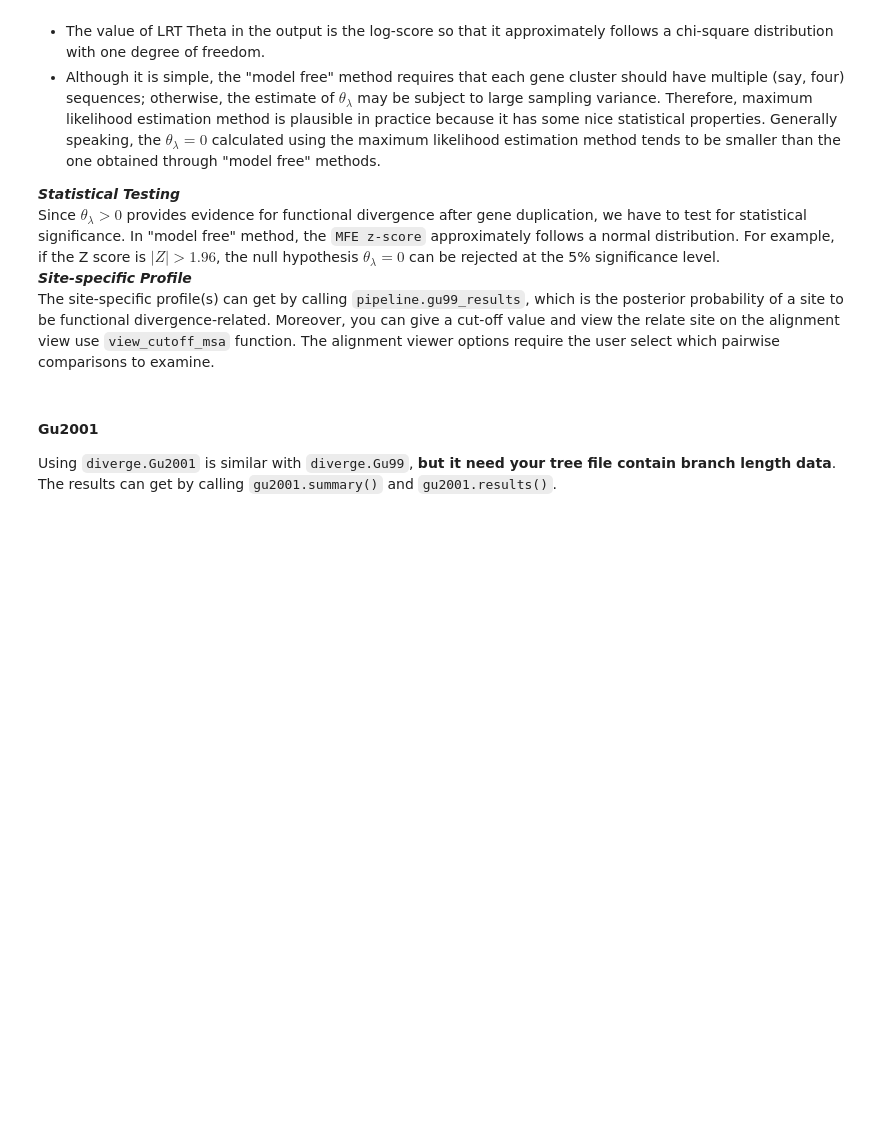
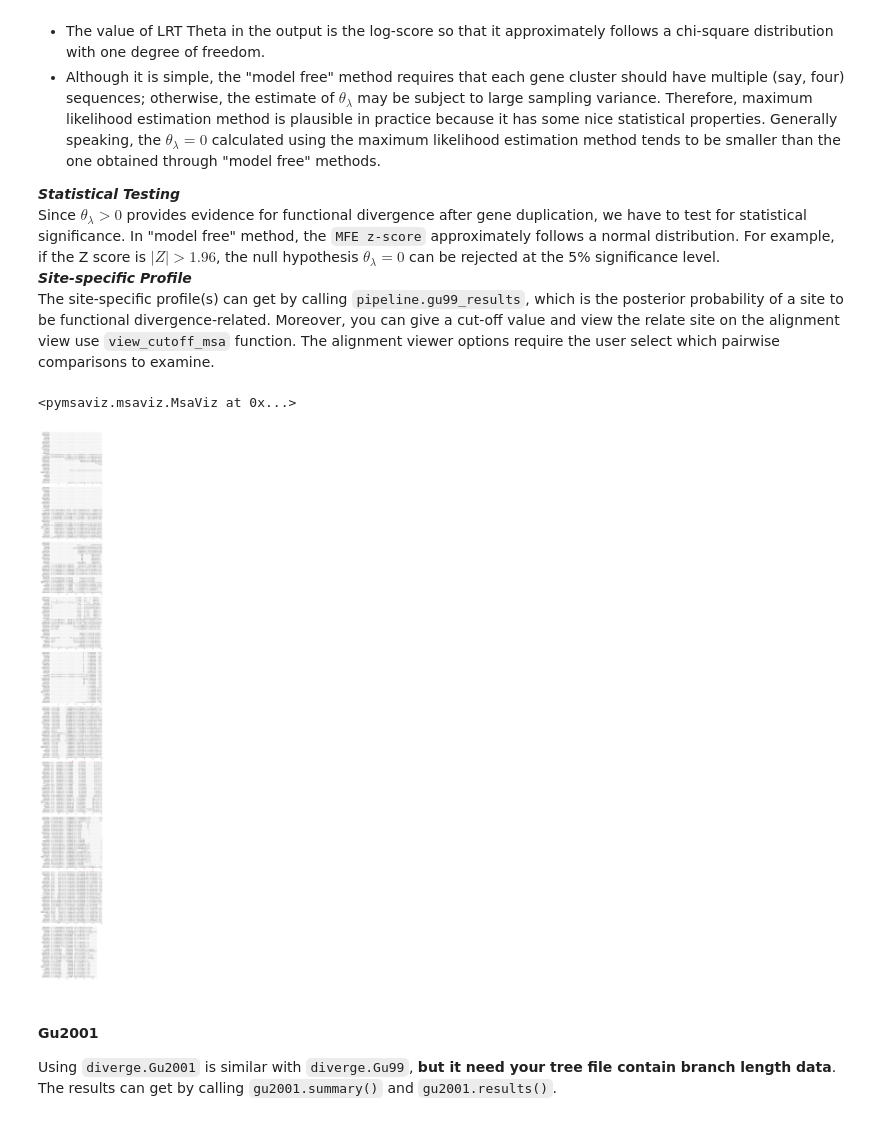
Before and after one commit to zjupgx/diverge4, a Jupyter notebook: Tutorial.ipynb, the cells around one changed output. Cells and saved outputs as stored; diff of their text form; code cells hidden in the pictures; blank space fills up the shorter version.

```diff
--- a/Tutorial.ipynb
+++ b/Tutorial.ipynb
@@ -163,8 +163,10 @@ The site-specific profile(s) can get by calling `pipeline.gu99_results`, which i
 # %%
 from diverge.utils import view_cutoff_msa
 result = gu99.results()
-# mv = view_cutoff_msa("./test_data/CASP.aln",result,colname="cl1/cl2",cutoff=0.6,show_grid=True,show_plot=False,save_plot=True,marker='v',aln_format='clustal')
-view_cutoff_msa("./test_data/CASP.aln",result,colname="cl1/cl2",cutoff=0.6,show_grid=True,show_plot=True,save_plot=False,marker='v',aln_format='clustal')
+view_cutoff_msa("./test_data/CASP.aln",result,colname="cluster_1/cluster_2",cutoff=0.6,show_grid=True,show_plot=True,save_plot=False,marker='v',aln_format='clustal')
+# %% [output]
+<pymsaviz.msaviz.MsaViz at 0x...>
+[figure, added]
 # %% [markdown]
 #### Gu2001
 Using `diverge.Gu2001` is similar with `diverge.Gu99`, **but it need your tree file contain branch length data**.
```
Also changed, not shown: parts of 15 cells of this notebook, 11 other files.
